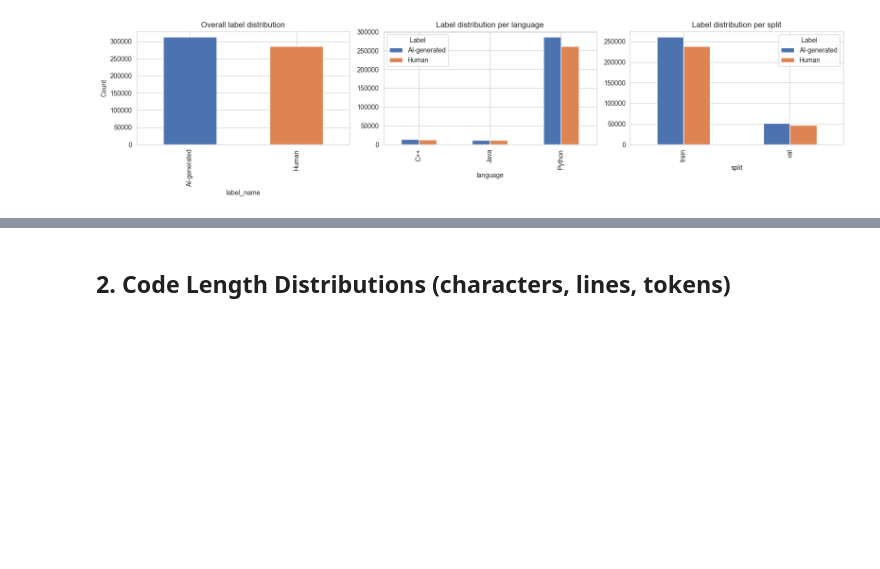
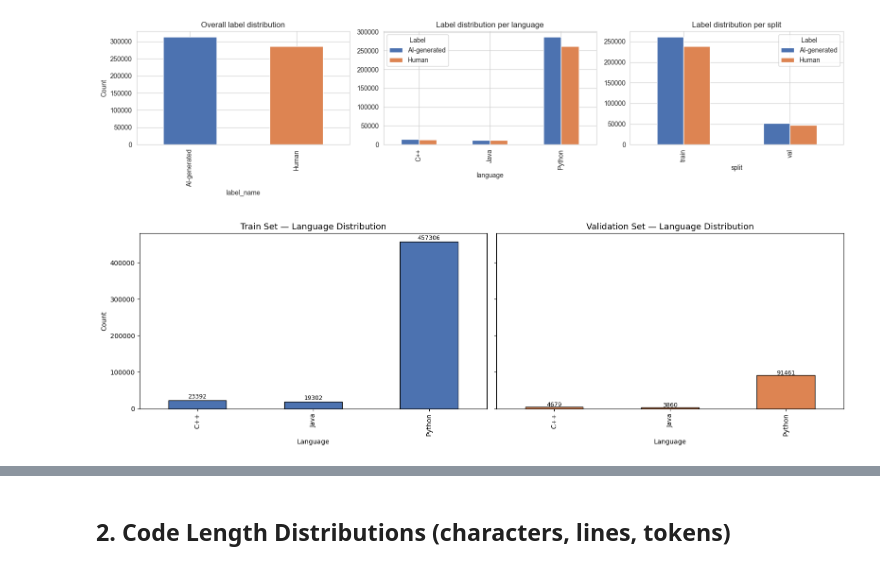
Before and after one commit to violeta-kastreva/SemEvalTask13-SubtaskA, a Jupyter notebook: data_analysis.ipynb, the cells around one changed output, grey strips where cells are left out. Drawn from its saved outputs; the diff is of its cells as text; code cells hidden in the pictures; blank space fills up the shorter version.

Commit message:
add plots for language and length distribution

```diff
--- a/data_analysis.ipynb
+++ b/data_analysis.ipynb
@@ -102,3 +102,28 @@ plt.tight_layout()
 plt.show()
 # %% [output]
 [figure]
+# %%
+import matplotlib.pyplot as plt
+
+fig, axes = plt.subplots(1, 2, figsize=(16, 5), sharey=True)
+
+train_lang = train["language"].value_counts().sort_index()
+val_lang = val["language"].value_counts().sort_index()
+
+train_lang.plot.bar(ax=axes[0], color="#4c72b0", edgecolor="black")
+axes[0].set_title("Train Set — Language Distribution", fontsize=13)
+axes[0].set_xlabel("Language")
+axes[0].set_ylabel("Count")
+for i, v in enumerate(train_lang):
+    axes[0].text(i, v + max(train_lang) * 0.01, str(v), ha="center", fontsize=9)
+
+val_lang.plot.bar(ax=axes[1], color="#dd8452", edgecolor="black")
+axes[1].set_title("Validation Set — Language Distribution", fontsize=13)
+axes[1].set_xlabel("Language")
+for i, v in enumerate(val_lang):
+    axes[1].text(i, v + max(val_lang) * 0.01, str(v), ha="center", fontsize=9)
+
+plt.tight_layout()
+plt.show()
+# %% [output]
+[figure, added]
```
Also changed, not shown: parts of 2 cells of this notebook.
